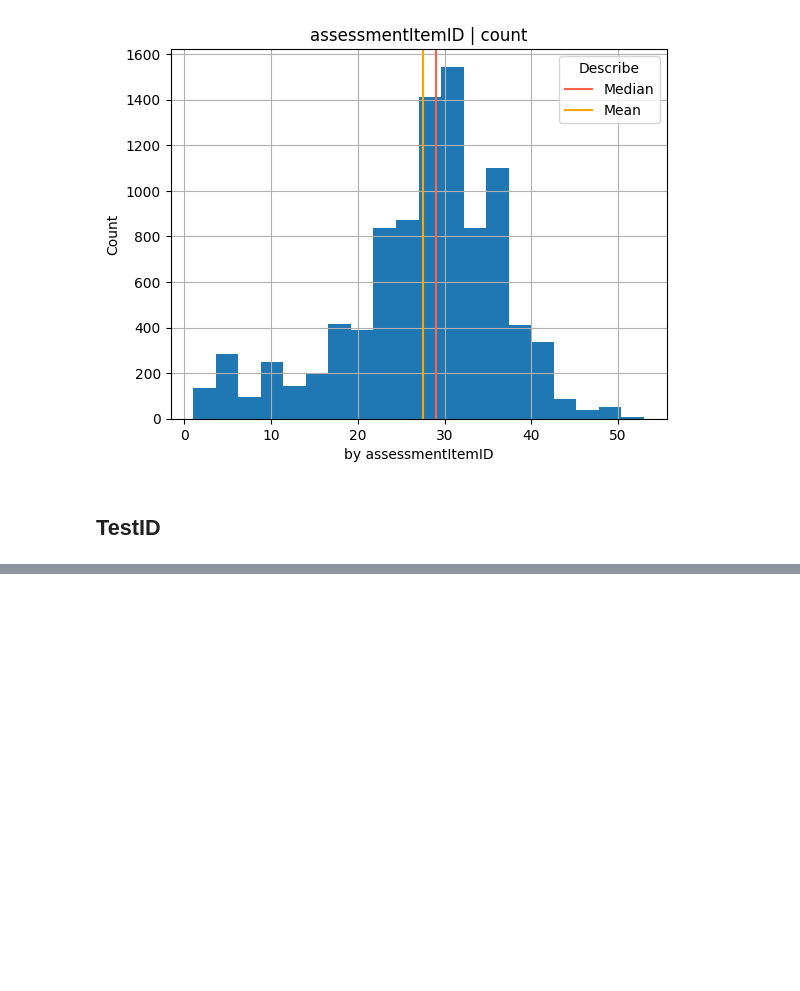
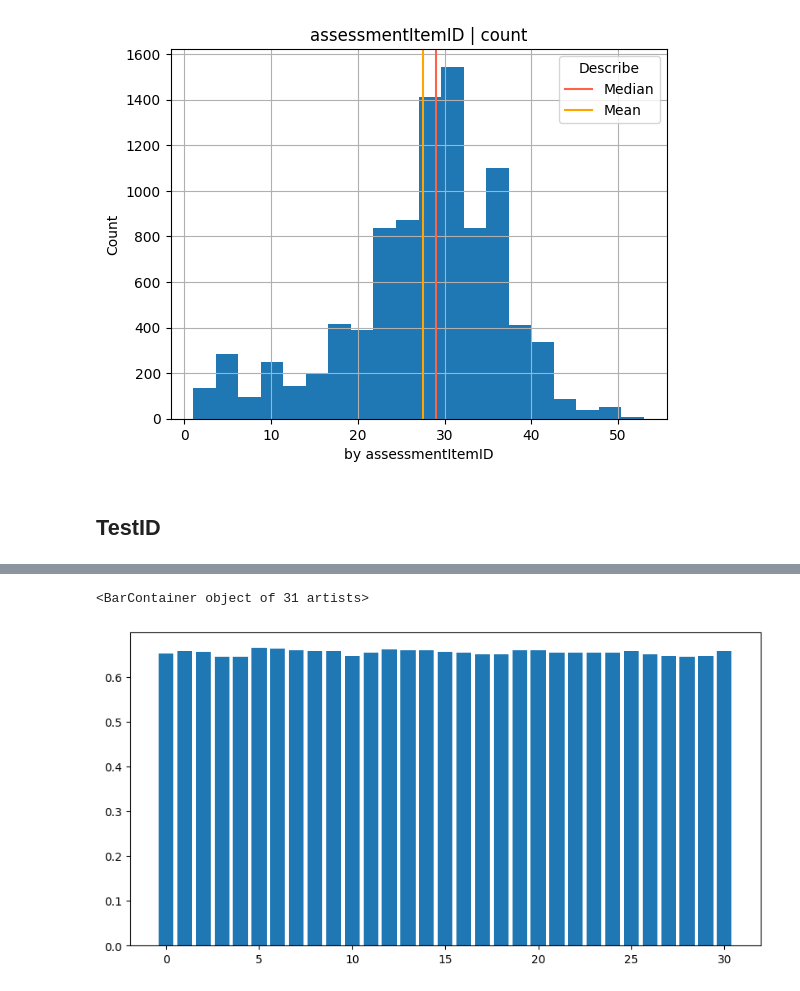
Before and after one commit to boostcampaitech4lv23recsys2/level2_dkt_recsys-level2-recsys-08, a Jupyter notebook: EDA/EDA_juj.ipynb, the cells around one changed output, grey strips where cells are left out. Drawn from its saved outputs; the diff is of its cells as text; code cells hidden in the pictures; blank space fills up the shorter version.

```diff
--- a/EDA/EDA_juj.ipynb
+++ b/EDA/EDA_juj.ipynb
@@ -253,0 +338,7 @@ draw_group(assessment_group_test,"userID")
+# %%
+date_groupfig,ax = plt.subplots( figsize = (10,5))
+index = np.arange(date_group.shape[0])
+ax.bar(index, date_group['answerCode'])
+# %% [output]
+<BarContainer object of 31 artists>
+[figure, added]
```
Also changed, not shown: parts of 31 cells of this notebook, 12 other files.
